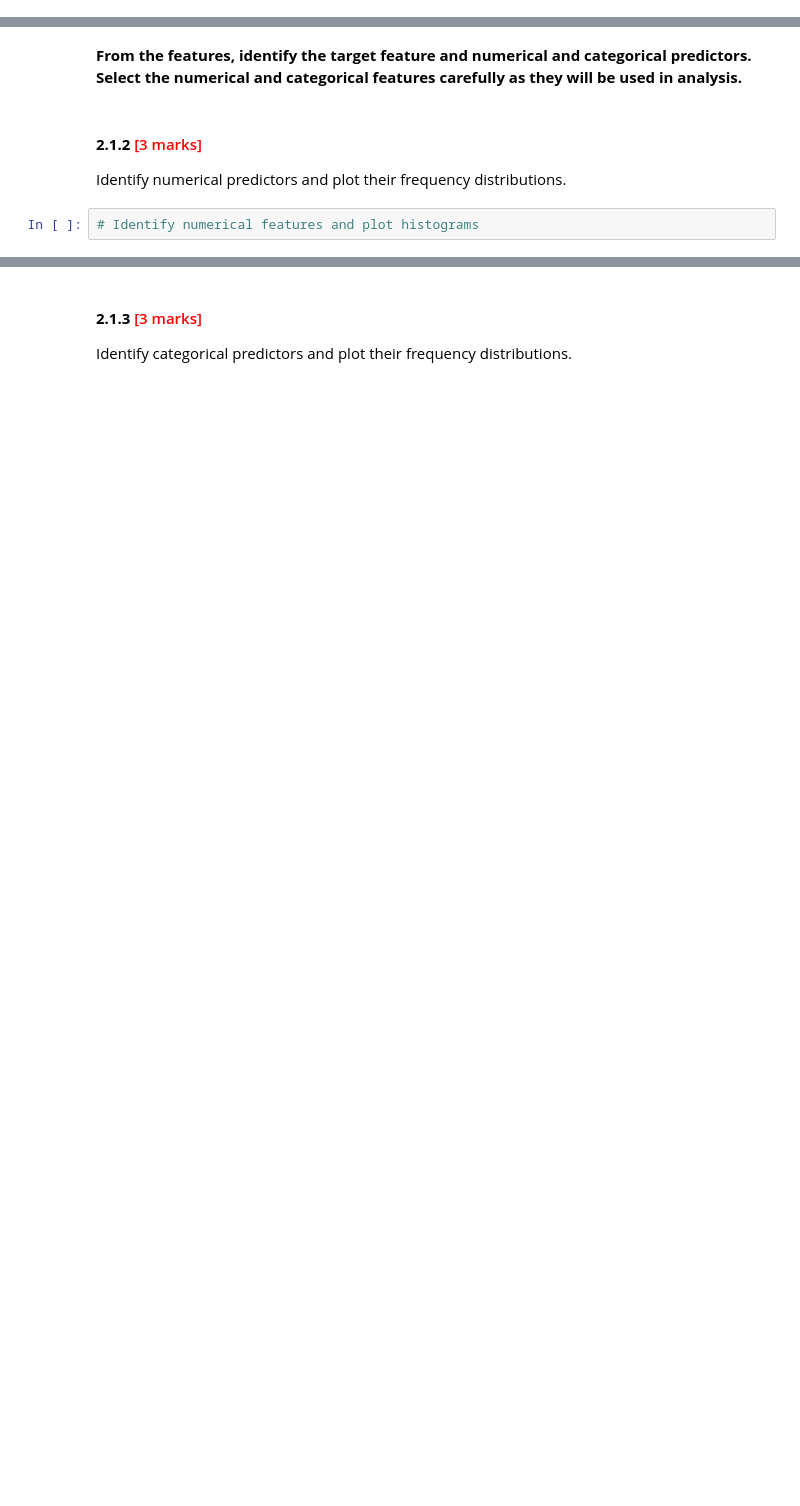
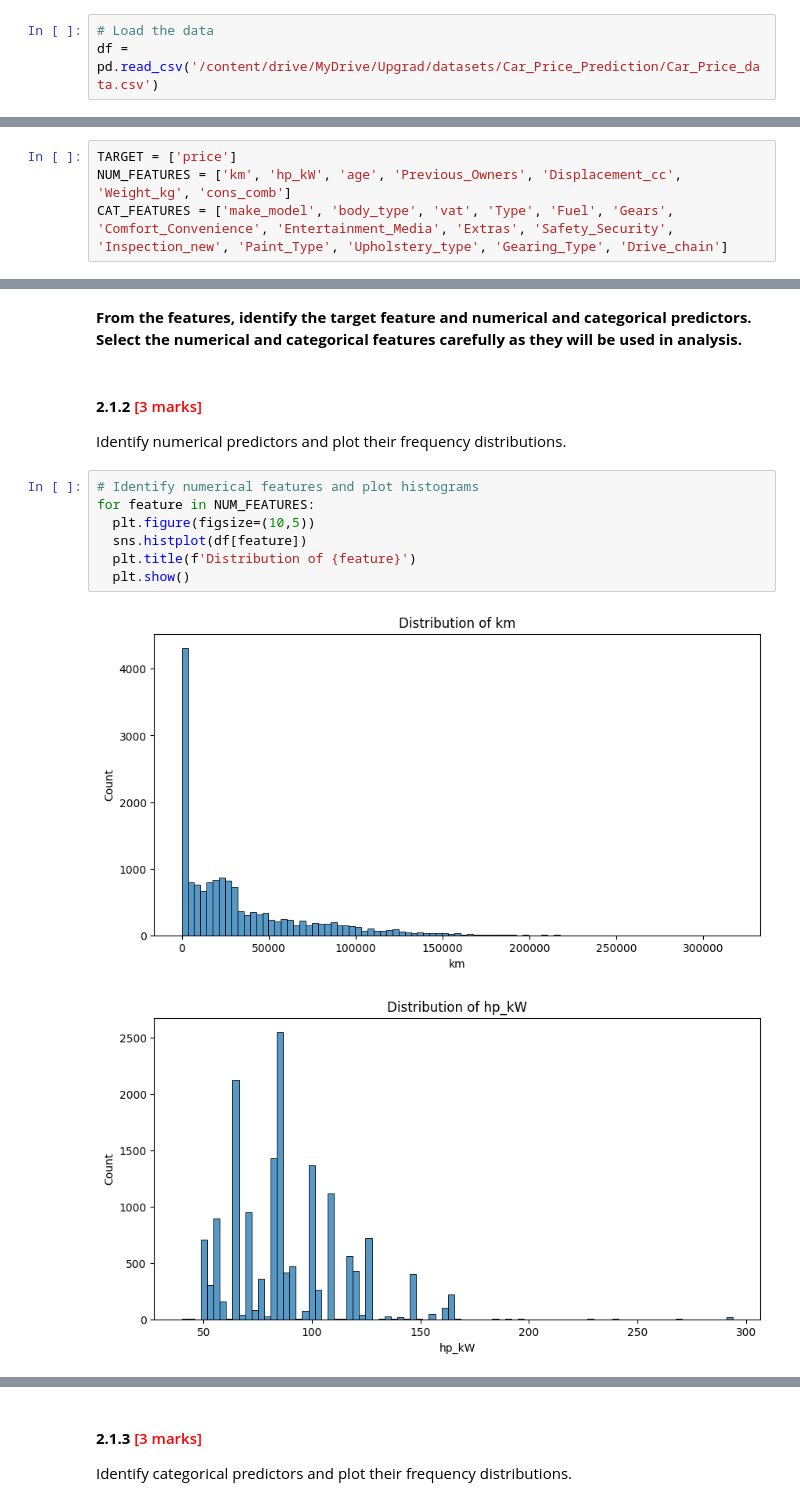
Before and after one commit to shaloy-lewis/Car_Price_Prediction, a Jupyter notebook: RR_Car_Price_Prediction_Shaloy_Lewis.ipynb, the cells around one changed output, grey strips where cells are left out. Saved outputs shown, nothing was run; the diff lists cells and outputs as text; blank space fills up the shorter version.

```diff
--- a/RR_Car_Price_Prediction_Shaloy_Lewis.ipynb
+++ b/RR_Car_Price_Prediction_Shaloy_Lewis.ipynb
@@ -60,0 +68,3 @@ Load the dataset
+# %%
+# Load the data
+df = pd.read_csv('/content/drive/MyDrive/Upgrad/datasets/Car_Price_Prediction/Car_Price_data.csv')
@@ -69,0 +132,4 @@ Check and fix missing values.
+# %%
+TARGET = ['price']
+NUM_FEATURES = ['km', 'hp_kW', 'age', 'Previous_Owners', 'Displacement_cc', 'Weight_kg', 'cons_comb']
+CAT_FEATURES = ['make_model', 'body_type', 'vat', 'Type', 'Fuel', 'Gears', 'Comfort_Convenience', 'Entertainment_Media', 'Extras', 'Safety_Security', 'Inspection_new', 'Paint_Type', 'Upholstery_type', 'Gearing_Type', 'Drive_chain']
@@ -72,5 +151,13 @@ Check and fix missing values.
 # %% [markdown]
 #### **2.1.2** <font color =red> [3 marks] </font>
 Identify numerical predictors and plot their frequency distributions.
-# %%
-# Identify numerical features and plot histograms
+# %%
+# Identify numerical features and plot histograms
+for feature in NUM_FEATURES:
+  plt.figure(figsize=(10,5))
+  sns.histplot(df[feature])
+  plt.title(f'Distribution of {feature}')
+  plt.show()
+# %% [output]
+[figure, added]
+[figure, added]
```
Also changed, not shown: parts of 14 cells of this notebook.
